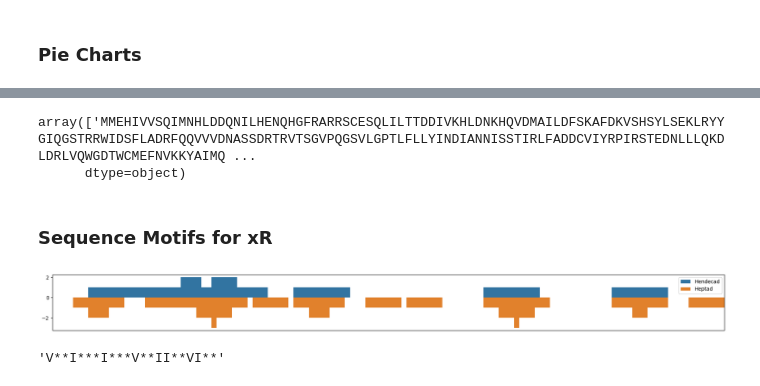
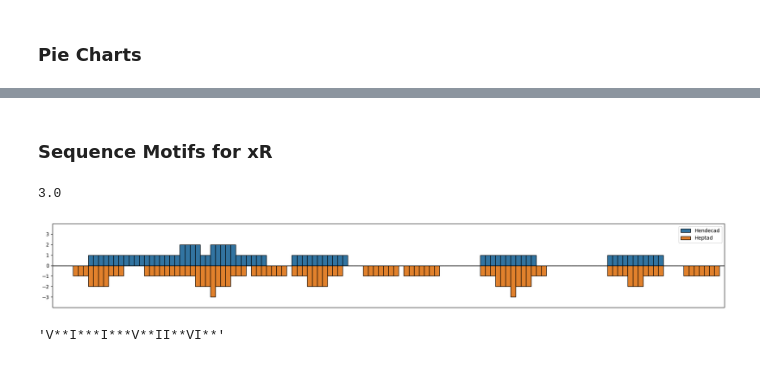
Before and after one commit to donEnno/hendecads, a Jupyter notebook: 02_seq_analysis/seq_analysis.ipynb, the cells around one changed output, grey strips where cells are left out. Saved outputs shown, nothing was run; the diff lists cells and outputs as text; code cells hidden in the pictures.

```diff
--- a/02_seq_analysis/seq_analysis.ipynb
+++ b/02_seq_analysis/seq_analysis.ipynb
@@ -16,5 +24,9 @@ from Bio.Seq import Seq
 # %%
-df = pd.read_csv('/ebio/abt1_share/prediction_hendecads/0_data/npf_data/stretches_w_groups.csv').drop(columns=['Unnamed: 0'])
+if os.getcwd() == lothar:
+    df = pd.read_csv('/home/enno/uni/SS24/thesis/01_data/hendecads/stretches_w_groups.csv').drop(columns=['Unnamed: 0'])
+else:
+    df = pd.read_csv('/ebio/abt1_share/prediction_hendecads/0_data/npf_data/stretches_w_groups.csv').drop(columns=['Unnamed: 0'])
+
 df['stretch_ix'] = df['stretch_ix'].apply(lambda x: list(map(int, x.strip('[]').split(','))))
 
 df.head()
@@ -268,13 +278,13 @@ for n in R:
 # %%
 # ribo_seq = df[df['49R'] > 0].iloc[-1] # https://www.ebi.ac.uk/pdbe/entry/pdb/6xyw/biology
 # %%
-for iR in R:
-    tmp_df = df[df[f'{iR}R'] > 0].reset_index(drop=True)
+# for iR in R:
+#     tmp_df = df[df[f'{iR}R_hendecad'] > 0].reset_index(drop=True)
 
-    with open(f'/ebio/abt1_share/prediction_hendecads/0_data/npf_data/xR_fasta/{iR}R.fasta', 'w') as f:
-        for i in range(len(tmp_df)):
-            f.write(f'>{tmp_df.loc[i, "id"]}_{iR}R\n')
-            f.write(f'{tmp_df.loc[i, "seq"]}\n')
+#     with open(f'/home/enno/uni/SS24/thesis/01_data/seq_analysis/iR_hendecad/{iR}R_hendecad.fasta', 'w') as f:
+#         for i in range(len(tmp_df)):
+#             f.write(f'>{tmp_df.loc[i, "id"]}')
+#             f.write(f'{tmp_df.loc[i, "seq"]}\n')
 # %% [markdown]
 ### Histograms
 # %%
@@ -336,7 +346,7 @@ for i in R[:10]:
 
         first = False
     else:
-        r = df[df[f'{i}R'] > 0]                                 # where there is at least one pattern match
+        r = df[df[f'{i}R_hendecad'] > 0]                                 # where there is at least one pattern match
         not_r = df[(df[f'{i-1}R_hendecad'] > 0) & (df[f'{i}R_hendecad'] == 0)]    # where there is a pattern match in the previous iteration but not in the current
 
         groups_r.append(r)
@@ -387,7 +395,10 @@ for ix, group in enumerate(groups_r[:10]):
 
     ax[0].hist(group['stretch_seq'].apply(lambda x: len(x)), bins=100, edgecolor='black')
     ax[1].pie(group['group_ix'].value_counts()[:top_n], labels=group['group_ix'].value_counts().index[:top_n],
-            explode=[0.1] + [0 for _ in range(len(group['group_ix'].unique()) - 1)][:top_n-1])
+            explode=[0.1] + [0 for _ in range(len(group['group_ix'].unique()) - 1)][:top_n-1],
+            wedgeprops={"edgecolor":"k",'linewidth': 1, 'linestyle': '-', 'antialiased': True})
 
     plt.title(f'R{ix+1}')
-    plt.show()
+    plt.savefig(f'/home/enno/uni/SS24/thesis/01_data/seq_analysis/pie_charts/R{ix+1}_hendecad.png', bbox_inches='tight')
+    plt.close()
+    # plt.show()
@@ -405,35 +405,36 @@ for ix, group in enumerate(groups_r[:10]):
-# %%
-df[df['168R_hendecad'] > 0].seq.values
-# %% [output]
-array(['MMEHIVVSQIMNHLDDQNILHENQHGFRARRSCESQLILTTDDIVKHLDNKHQVDMAILDFSKAFDKVSHSYLSEKLRYYGIQGSTRRWIDSFLADRFQQVVVDNASSDRTRVTSGVPQGSVLGPTLFLLYINDIANNISSTIRLFADDCVIYRPIRSTEDNLLLQKDLDRLVQWGDTWCMEFNVKKYAIMQ ...
-      dtype=object)
 # %% [markdown]
 ### Sequence Motifs for xR
 # %%
 test = df.iloc[32301]
 i = 1
 
-len_test = len(test['stretch_seq'])
+len_test = len(test['stretch_seq']) + 1
 
 tmp_hendecad = np.zeros(len_test)
 tmp_heptad = np.zeros(len_test)
 
-fig, ax = plt.subplots(figsize=(24, 2))
+fig, ax = plt.subplots(figsize=(24, 3))
 
 for ix in test[f'{i}R_ix_hendecad']:
     tmp_hendecad[ix[0]:ix[1]] += 1
 
 for ix in test[f'{i}R_ix_heptad']:
     tmp_heptad[ix[0]:ix[1]] -= 1
 
-sns.barplot(x=np.arange(len_test), y=tmp_hendecad, label='Hendecad', color='#1f77b4', width=1)
-sns.barplot(x=np.arange(len_test), y=tmp_heptad, label='Heptad', color='#ff7f0e', width=1)
+sns.barplot(x=np.arange(len_test), y=tmp_hendecad, label='Hendecad', color='#1f77b4', width=1, edgecolor='black')
+sns.barplot(x=np.arange(len_test), y=tmp_heptad, label='Heptad', color='#ff7f0e', width=1, edgecolor='black')
+
+y_lim = max(abs(min(tmp_heptad)), max(tmp_hendecad))
+print(y_lim)
+plt.ylim(-y_lim-1, y_lim+1)
+plt.yticks(np.arange(-y_lim, y_lim+1))
 
 plt.xticks([])
 plt.legend()
 plt.show()
 # %% [output]
+3.0
-[figure, old version]
+[figure, new version]
 # %%
 test = df.iloc[40194]
 i = 2
```
Also changed, not shown: parts of 15 cells of this notebook.
